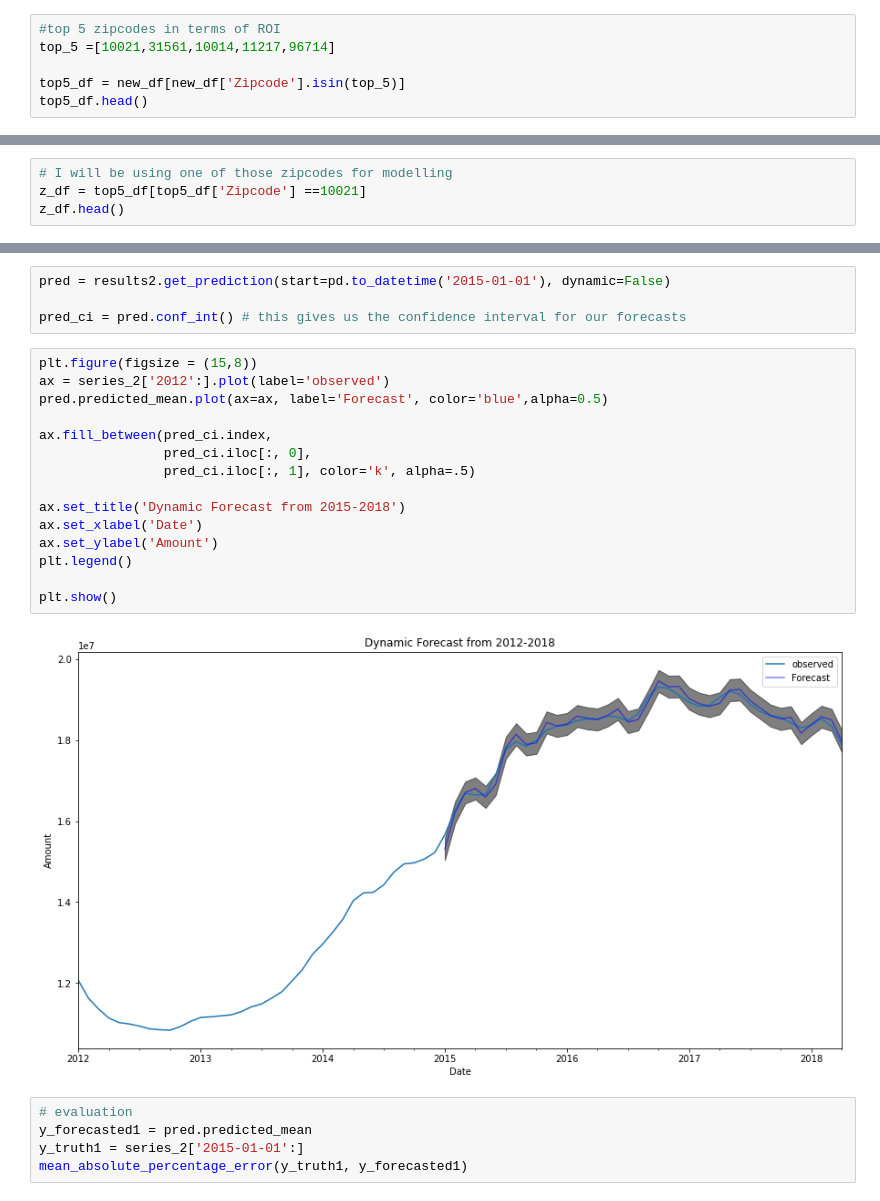
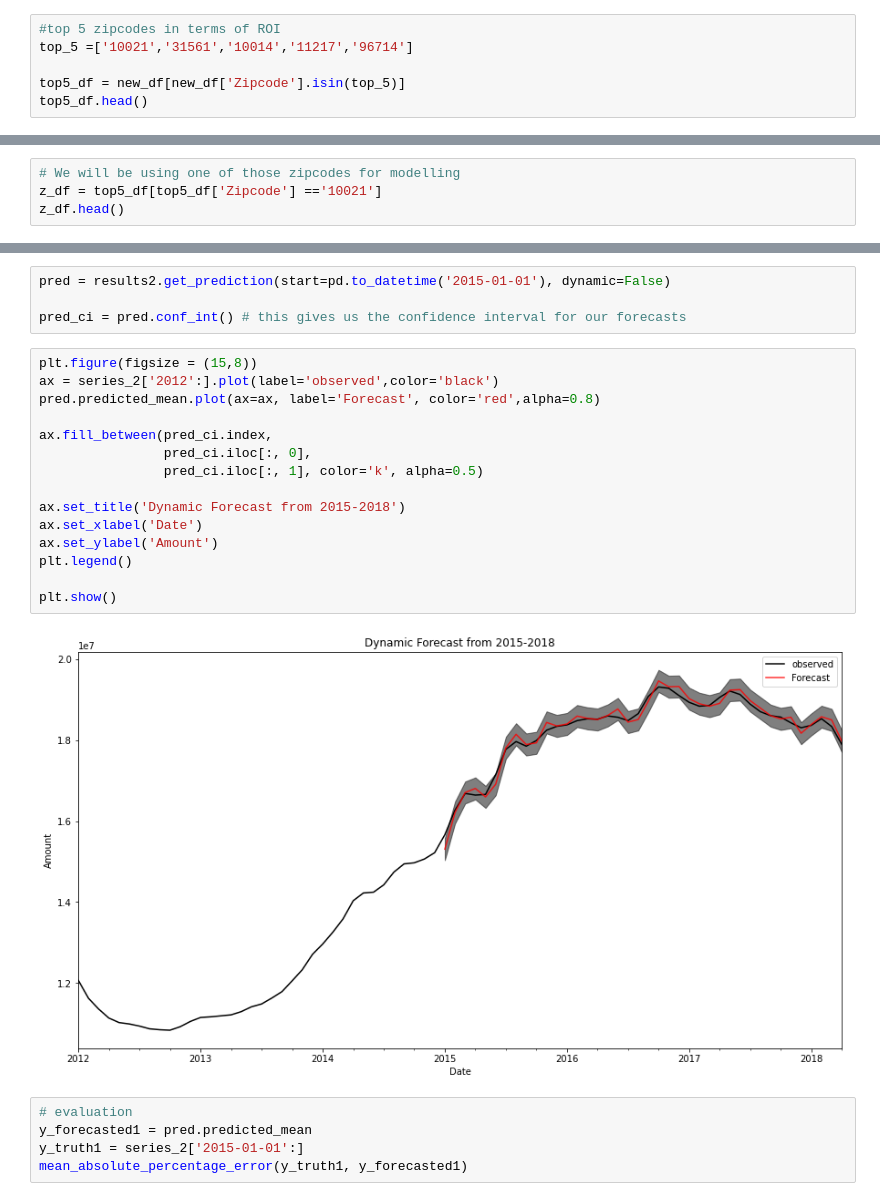
Before and after one commit to VivianKingasia/Time-Series-Modeling-Forecasting-Zillow-Real-Estate-Prices, a Jupyter notebook: Time_Series_Modeling_Forecasting_Zillow_Real_Estate_Prices.ipynb, the cells around one changed output, grey strips where cells are left out. Cells and saved outputs as stored; diff of their text form.

```diff
--- a/Time_Series_Modeling_Zillow.ipynb
+++ b/Time_Series_Modeling_Forecasting_Zillow_Real_Estate_Prices.ipynb
@@ -595,6 +583,6 @@ dtype('int64')
 # %%
 #top 5 zipcodes in terms of ROI
-top_5 =[10021,31561,10014,11217,96714]
+top_5 =['10021','31561','10014','11217','96714']
 
 top5_df = new_df[new_df['Zipcode'].isin(top_5)]
 top5_df.head()
@@ -607,8 +595,8 @@ top5_df.head()
 | 1996-04-01 | 98855 | 96714 | Kilauea | HI | Kapaa | Kauai | 12848 | 22.864834 | 0.703834 | ... |
 | 1996-04-01 | 71578 | 31561 | Sea Island | GA | Brunswick | Glynn | 14623 | 74.953307 | 0.836530 | ... |
 # %%
-# I will be using one of those zipcodes for modelling
-z_df = top5_df[top5_df['Zipcode'] ==10021]
+# We will be using one of those zipcodes for modelling
+z_df = top5_df[top5_df['Zipcode'] =='10021']
 z_df.head()
 # %% [output]
 |  | RegionID | Zipcode | City | State | Metro | CountyName | SizeRank | ROI | CV | ... |
@@ -936,21 +934,21 @@ pred = results2.get_prediction(start=pd.to_datetime('2015-01-01'), dynamic=False
 pred_ci = pred.conf_int() # this gives us the confidence interval for our forecasts
 # %%
 plt.figure(figsize = (15,8))
-ax = series_2['2012':].plot(label='observed')
-pred.predicted_mean.plot(ax=ax, label='Forecast', color='blue',alpha=0.5)
+ax = series_2['2012':].plot(label='observed',color='black')
+pred.predicted_mean.plot(ax=ax, label='Forecast', color='red',alpha=0.8)
 
 ax.fill_between(pred_ci.index,
                 pred_ci.iloc[:, 0],
-                pred_ci.iloc[:, 1], color='k', alpha=.5)
+                pred_ci.iloc[:, 1], color='k', alpha=0.5)
 
 ax.set_title('Dynamic Forecast from 2015-2018')
 ax.set_xlabel('Date')
 ax.set_ylabel('Amount')
 plt.legend()
 
 plt.show()
 # %% [output]
-[figure, old version]
+[figure, new version]
 # %%
 # evaluation
 y_forecasted1 = pred.predicted_mean
```
Also changed, not shown: parts of 44 cells of this notebook.
